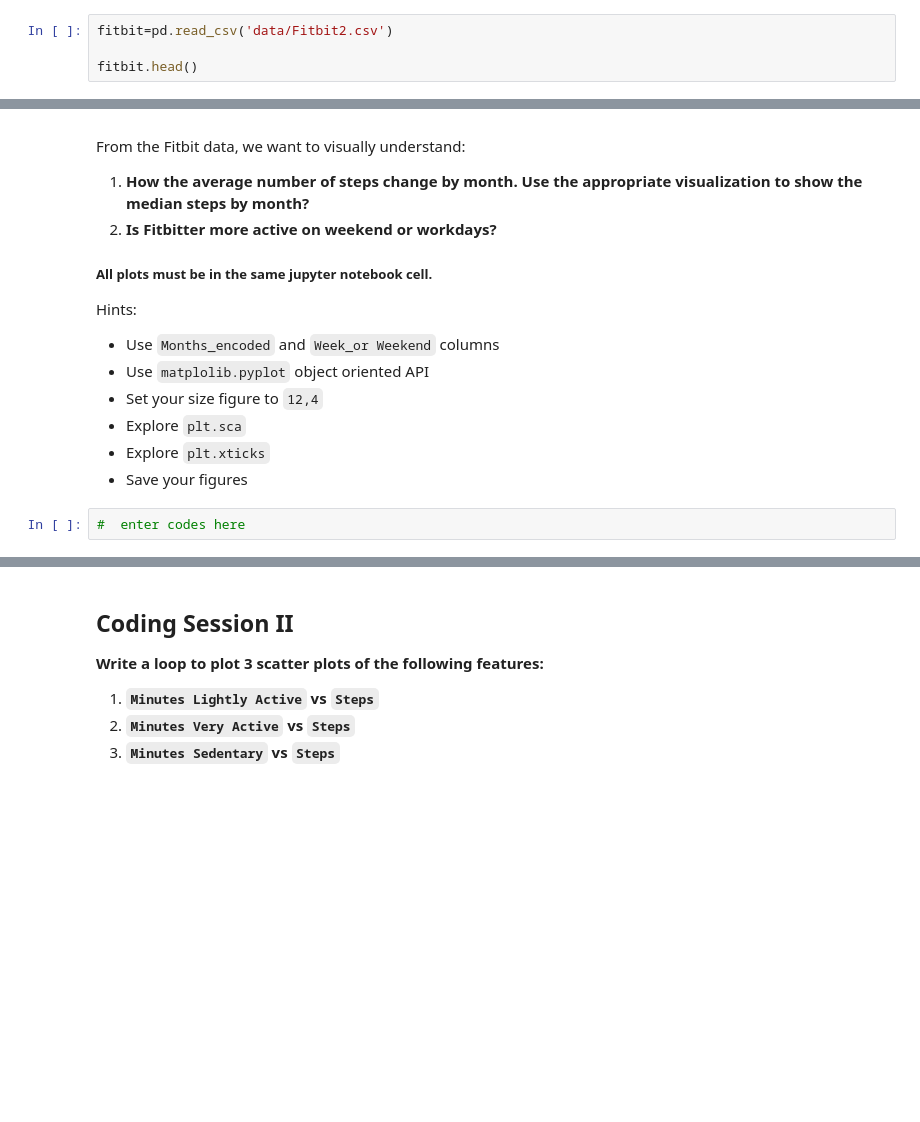
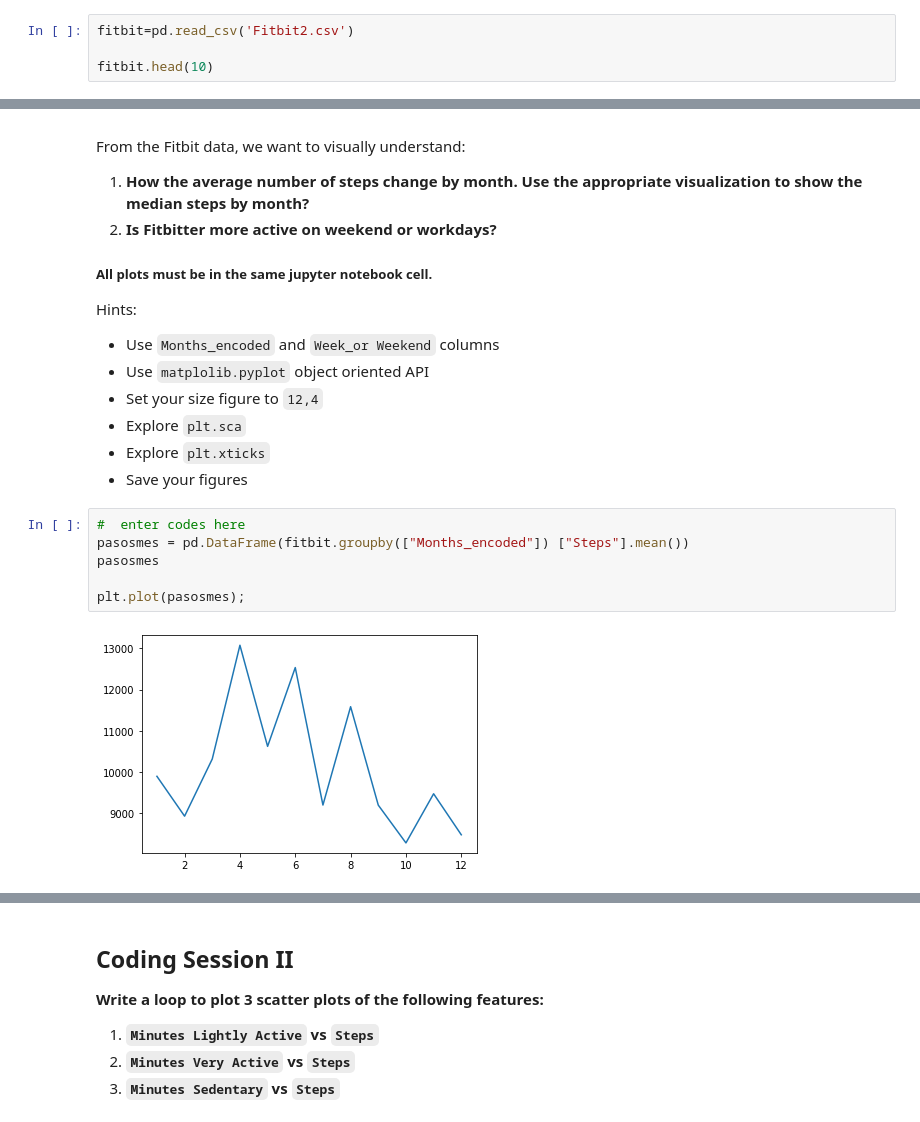
Before and after one commit to Ironhack-Part-Time-Enero2022/lab-visualization-extra, a Jupyter notebook: challenge-1.ipynb, the cells around one changed output, grey strips where cells are left out. Cells and saved outputs as stored; diff of their text form; blank space fills up the shorter version.

```diff
--- a/challenge-1.ipynb
+++ b/challenge-1.ipynb
@@ -16,6 +21,6 @@ import seaborn as sns
 
 #### Import the `Fitbit2.csv` file and name your dataset `fitbit`
 # %%
-fitbit=pd.read_csv('data/Fitbit2.csv')
+fitbit=pd.read_csv('Fitbit2.csv')
 
-fitbit.head()
+fitbit.head(10)
@@ -37,5 +54,11 @@ Hints:
 - Explore `plt.sca`
 - Explore `plt.xticks`
 - Save your figures
-# %%
-#  enter codes here
+# %%
+#  enter codes here
+pasosmes = pd.DataFrame(fitbit.groupby(["Months_encoded"]) ["Steps"].mean())
+pasosmes
+
+plt.plot(pasosmes);
+# %% [output]
+[figure, added]
```
Also changed, not shown: parts of 6 cells of this notebook.
